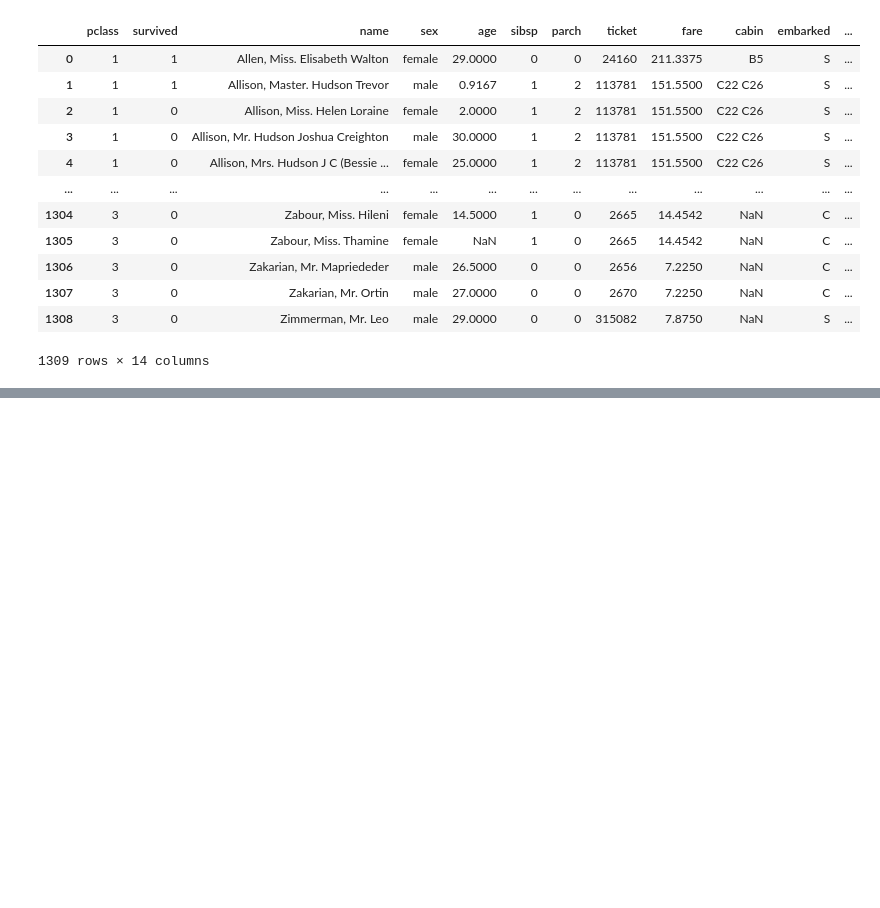
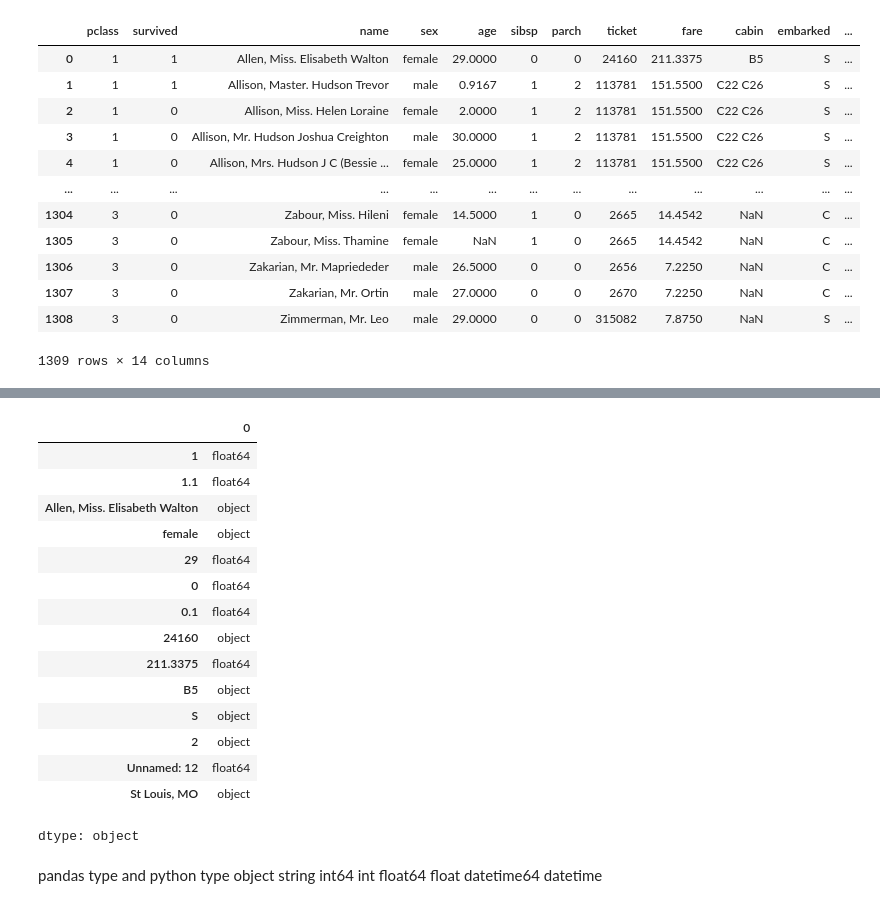
Before and after one commit to mbilal-OU/python_workshop, a Jupyter notebook: pandas_py.ipynb, the cells around one changed output, grey strips where cells are left out. Saved outputs shown, nothing was run; the diff lists cells and outputs as text; code cells hidden in the pictures; blank space fills up the shorter version.

```diff
--- a/pandas_py.ipynb
+++ b/pandas_py.ipynb
@@ -187,0 +246,25 @@ df
+# %%
+df_tabulated.dtypes
+# %% [output]
+|  | 0 |
+| 1 | float64 |
+| 1.1 | float64 |
+| Allen, Miss. Elisabeth Walton | object |
+| female | object |
+| 29 | float64 |
+| 0 | float64 |
+| 0.1 | float64 |
+| 24160 | object |
+| 211.3375 | float64 |
+| B5 | object |
+| S | object |
+| 2 | object |
+| Unnamed: 12 | float64 |
+| St Louis, MO | object |
+dtype: object
+# %% [markdown]
+pandas type and python type
+object   string
+int64    int
+float64  float
+datetime64 datetime
```
Also changed, not shown: parts of 18 cells of this notebook.
